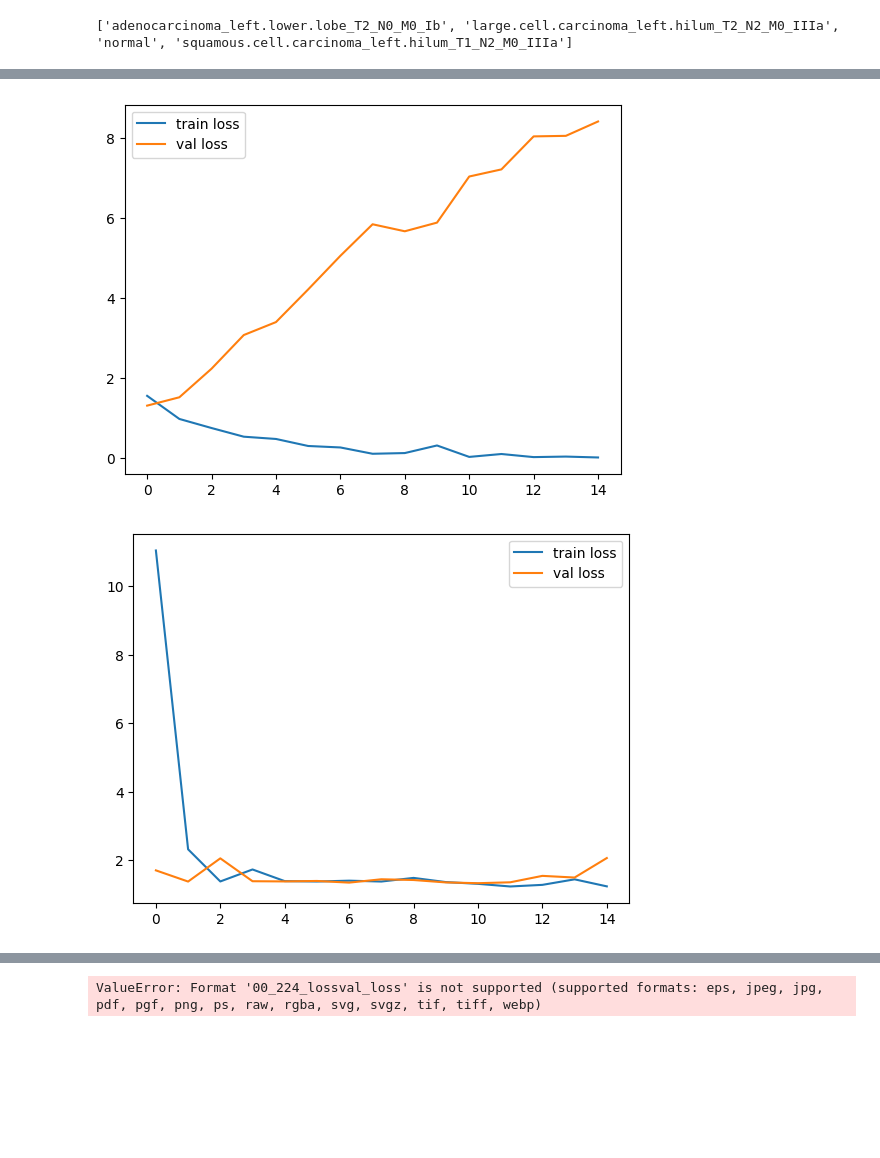
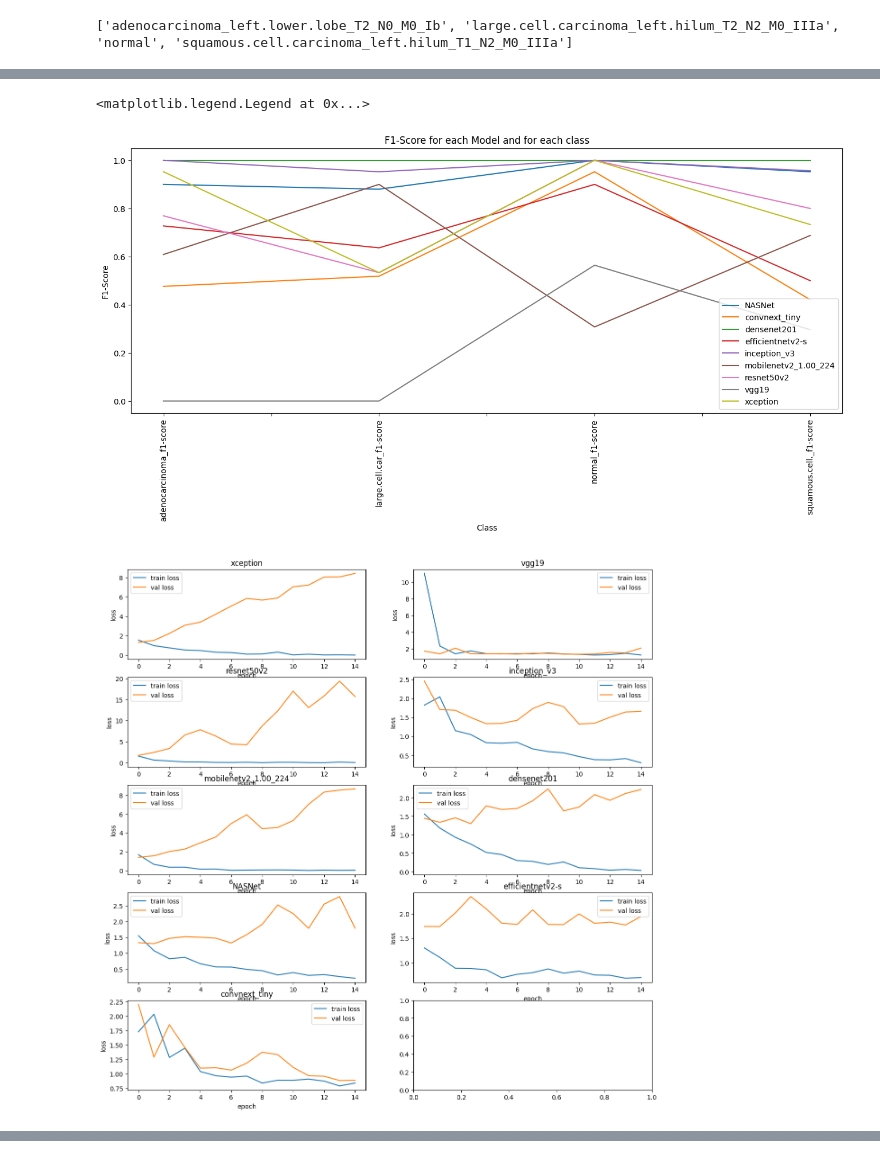
Before and after one commit to suryan0800/DL-CNN-Transfer-Learning, a Jupyter notebook: Transfer_Learning.ipynb, the cells around one changed output, grey strips where cells are left out. Drawn from its saved outputs; the diff is of its cells as text; code cells hidden in the pictures; blank space fills up the shorter version.

Commit message:
plots added

```diff
--- a/Transfer_Learning.ipynb
+++ b/Transfer_Learning.ipynb
@@ -267,6 +267,7 @@ print(target_names)
 # %%
 # Evaluation Metrics
 result_lst2 = []
+result_lst3 = []
 for model, pre_model, y_pred in zip(classify_models, pre_trained_models, y_preds):
     print('Model Name: ', pre_model.name)
     report = classification_report(output_lst, y_pred, target_names=target_names, zero_division=0.0)
@@ -280,6 +281,17 @@ for model, pre_model, y_pred in zip(classify_models, pre_trained_models, y_preds
         'recall': report_dict['weighted avg']['recall'],
         'support': report_dict['weighted avg']['support']
     })
+
+    tp_hsh = {
+        'Model Name': pre_model.name
+    }
+    for class_name in target_names:
+        tp_hsh[class_name[:14] + '_f1-score'] = report_dict[class_name]['f1-score']
+    result_lst3.append(tp_hsh)
+
+result_df3 = pd.DataFrame.from_dict(result_lst3)
+# result_df3 = result_df3.set_index('Model Name')
+
 result_df2 = pd.DataFrame.from_dict(result_lst2)
 result_df2 = result_df2.set_index('Model Name')
 result_df = pd.merge(result_df1, result_df2, on=['Model Name'], how='outer')
@@ -322,11 +335,27 @@ result_df[['f1-score', 'recall']].plot(title='Evaluation Metrics', rot=90)
+# %%
+# F1-Score for each Model for each class
+cols = result_df3.columns
+
+result_df3_pivoted = result_df3.pivot_table(columns=['Model Name'])
+result_df3_pivoted.plot(title='F1-Score for each Model and for each class', rot=90, ylabel='F1-Score', xlabel='Class', figsize=(16,6)).legend(loc='lower right')
+# %% [output]
+<matplotlib.legend.Legend at 0x...>
+[figure, added]
 # %%
+# Loss History
+fig, axis_lst = plt.subplots(5,2, figsize=(15, 15))
+ind = 0
 for hist, model, pre_model in zip(model_hist_lst, classify_models, pre_trained_models):
     # plot the loss
-    plt.plot(hist.history['loss'], label='train loss')
-    plt.plot(hist.history['val_loss'], label='val loss')
-    plt.legend()
-    plt.savefig(pre_model.name + '_LossVal_loss')
-    plt.show()
+    i, j = int(ind/2), int(ind%2)
+    axis_lst[i, j].plot(hist.history['loss'], label='train loss')
+    axis_lst[i, j].plot(hist.history['val_loss'], label='val loss')
+    axis_lst[i, j].legend()
+    axis_lst[i, j].set_xlabel('epoch')
+    axis_lst[i, j].set_ylabel('loss')
+    axis_lst[i, j].set_title(pre_model.name)
+    ind += 1
+fig.savefig('LossVal_loss')
+plt.show()
 # %% [output]
-[figure, old version]
+[figure, new version]
-[figure, removed]
@@ -335 +361,0 @@ for hist, model, pre_model in zip(model_hist_lst, classify_models, pre_trained_m
-ValueError: Format '00_224_lossval_loss' is not supported (supported formats: eps, jpeg, jpg, pdf, pgf, png, ps, raw, rgba, svg, svgz, tif, tiff, webp)
```
Also changed, not shown: parts of 2 cells of this notebook, 1 other file.
